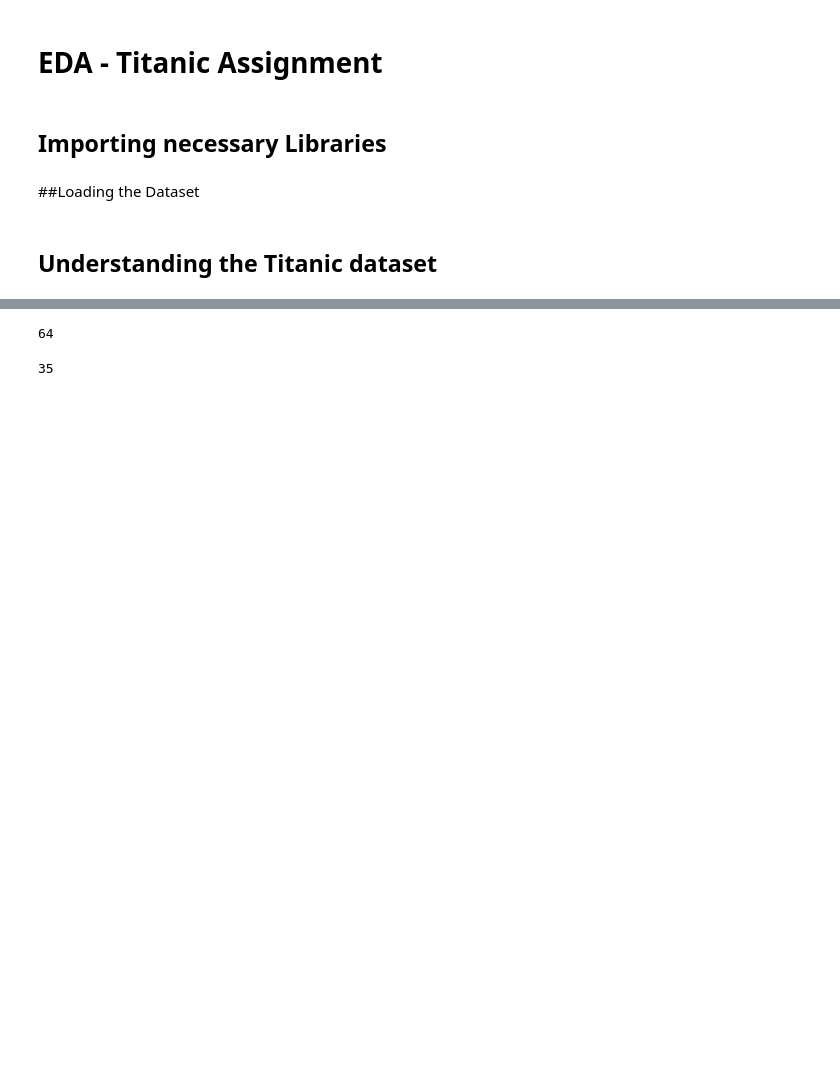
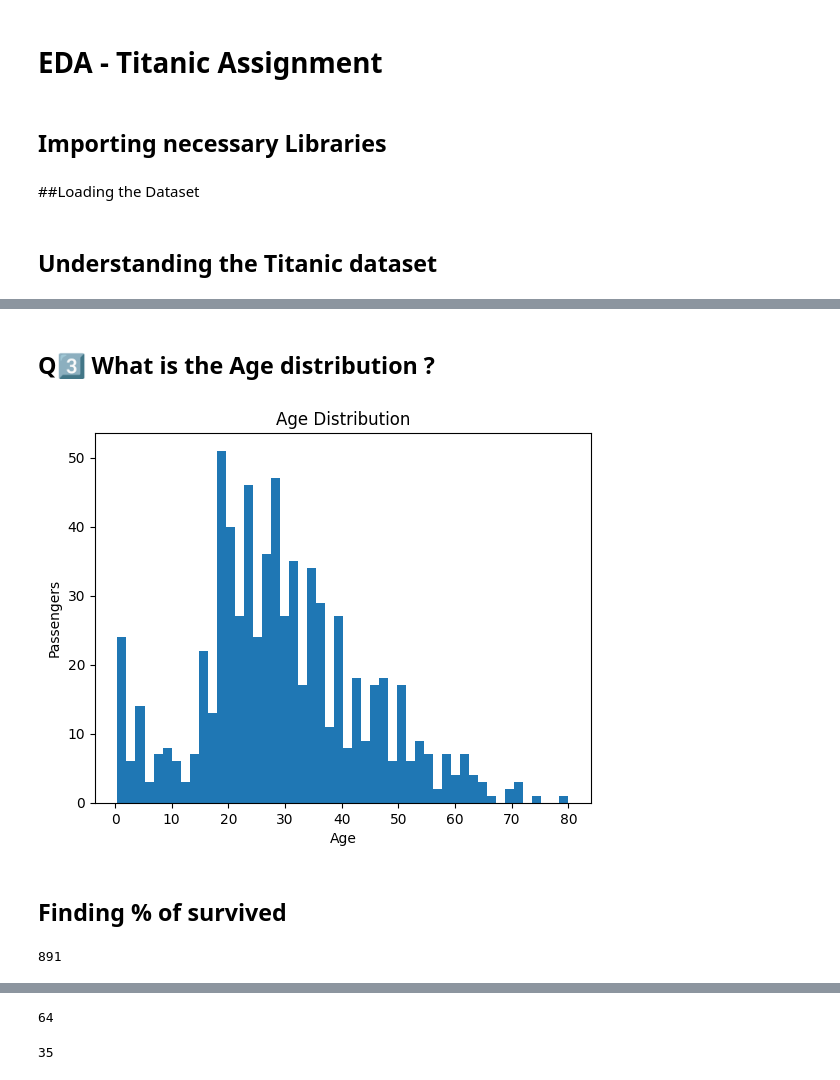
Before and after one commit to KS6Git/Python_EDA_Raja, a Jupyter notebook: KS_EDA_Titanic_assignment.ipynb, the cells around one changed output, grey strips where cells are left out. Cells and saved outputs as stored; diff of their text form; code cells hidden in the pictures; blank space fills up the shorter version.

```diff
--- a/KS_EDA_Titanic_assignment.ipynb
+++ b/KS_EDA_Titanic_assignment.ipynb
@@ -127,0 +434,17 @@ len(df)*100
+# %% [markdown]
+## Q3️⃣ What is the Age distribution ?
+# %%
+#
+df_train['Age'].plot(kind='hist', bins=50)
+plt.title('Age Distribution')
+plt.xlabel('Age')
+plt.ylabel('Passengers')
+plt.show()
+# %% [output]
+[figure, added]
+# %% [markdown]
+## **Finding % of survived**
+# %%
+len(df_train)
+# %% [output]
+891
```
Also changed, not shown: parts of 152 cells of this notebook.
